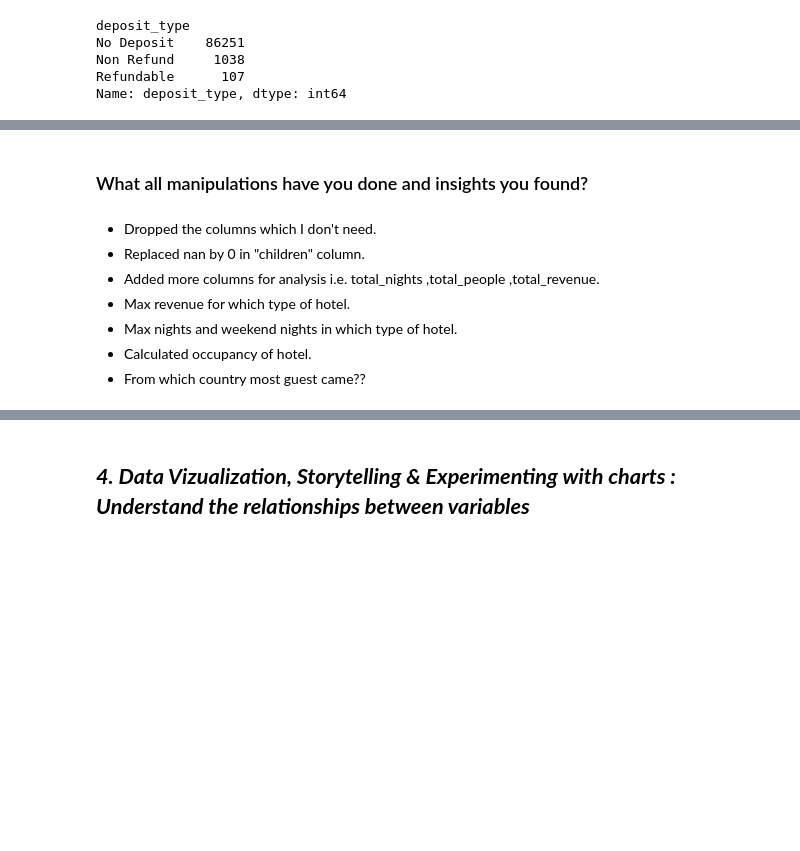
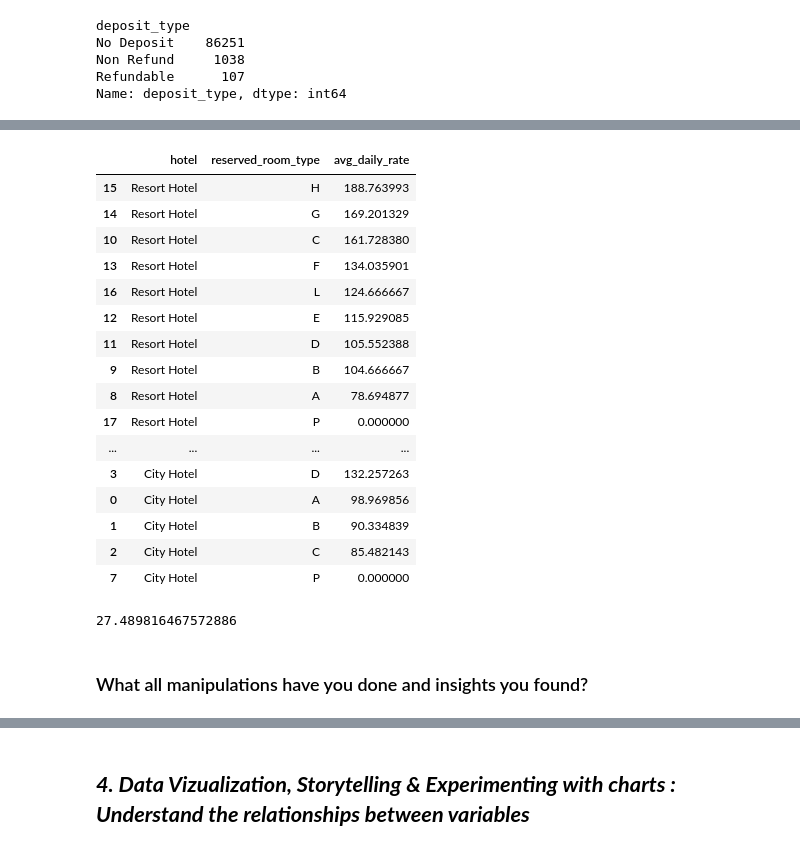
Before and after one commit to fadakenitin/Capstone_ProjectEDA, a Jupyter notebook: Hotel_booking_EDA.ipynb, the cells around one changed output, grey strips where cells are left out. Drawn from its saved outputs; the diff is of its cells as text; code cells hidden in the pictures; blank space fills up the shorter version.

```diff
--- a/Hotel_booking_EDA.ipynb
+++ b/Hotel_booking_EDA.ipynb
@@ -532,10 +667,31 @@ Name: total_revenue, dtype: float64
+# %%
+# Avg daily rate by room type
+adr_by_room_type=data.groupby(['hotel','reserved_room_type'])['adr'].mean().reset_index(name='avg_daily_rate')
+adr_by_room_type.sort_values(['hotel','avg_daily_rate'],ascending=False)
+# %% [output]
+|  | hotel | reserved_room_type | avg_daily_rate |
+| 15 | Resort Hotel | H | 188.763993 |
+| 14 | Resort Hotel | G | 169.201329 |
+| 10 | Resort Hotel | C | 161.728380 |
+| 13 | Resort Hotel | F | 134.035901 |
+| 16 | Resort Hotel | L | 124.666667 |
+| 12 | Resort Hotel | E | 115.929085 |
+| 11 | Resort Hotel | D | 105.552388 |
+| 9 | Resort Hotel | B | 104.666667 |
+| 8 | Resort Hotel | A | 78.694877 |
+| 17 | Resort Hotel | P | 0.000000 |
+| ... | ... | ... | ... |
+| 3 | City Hotel | D | 132.257263 |
+| 0 | City Hotel | A | 98.969856 |
+| 1 | City Hotel | B | 90.334839 |
+| 2 | City Hotel | C | 85.482143 |
+| 7 | City Hotel | P | 0.000000 |
+# %%
+# The total percentage of canceled bookings
+# This code shows the percentage of cancelled bookings
+canceled_percentage = data['is_canceled'].mean() * 100
+print(canceled_percentage)
+# %% [output]
+27.489816467572886
 # %% [markdown]
 ### What all manipulations have you done and insights you found?
-# %% [markdown]
-* Dropped the columns which I don't need.
-* Replaced nan by 0 in "children" column.
-* Added more columns for analysis i.e. total_nights ,total_people ,total_revenue.
-* Max revenue for which type of hotel.
-* Max nights and weekend nights in which type of hotel.
-* Calculated occupancy of hotel.
-* From which country most guest came??
```
Also changed, not shown: parts of 55 cells of this notebook.
